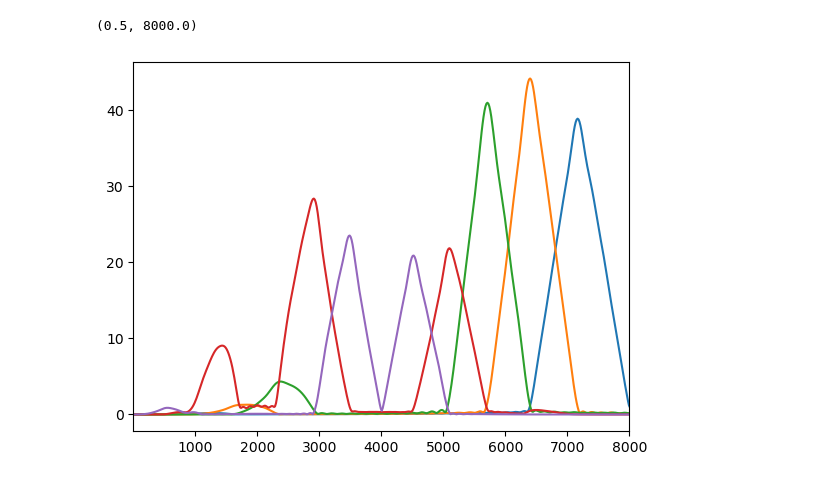
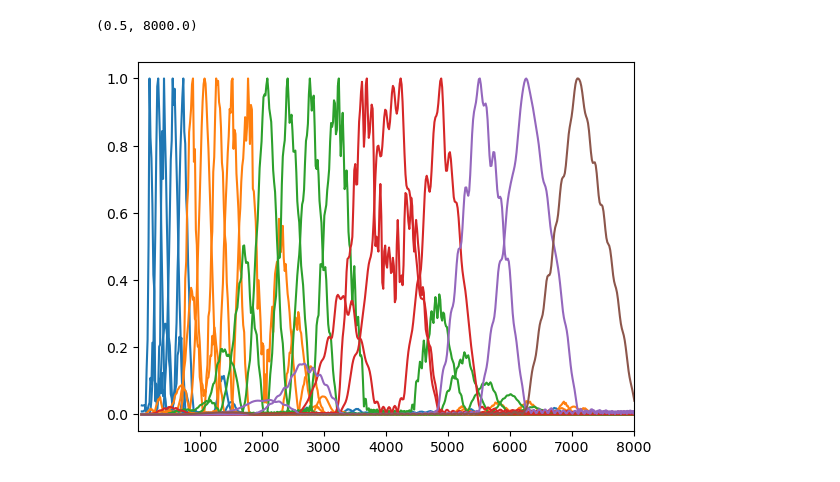
Before and after one commit to xir4n/murenn_theory, a Jupyter notebook: reproduce_waspaa/reproduce_waspaa.ipynb, the cells around one changed output. Drawn from its saved outputs; the diff is of its cells as text; code cells hidden in the pictures.

```diff
--- a/reproduce_waspaa/reproduce_waspaa.ipynb
+++ b/reproduce_waspaa/reproduce_waspaa.ipynb
@@ -14,12 +14,12 @@ from murenn import MuReNNDirect,DTCWT,IDTCWT
 # %%
 HYPERPARAMS = {
     "sr": 16000,
-    "seg_length": 2**15,
+    "seg_length": 1024,
     "win_length": 400,
     "n_mels": 8,
-    "f_min": 4000,
+    "f_min": 64,
     "f_max": 8000,
-    "hop_length": 2,
+    "hop_length": 256,
     "n_samples": 5000,
 }
 mel_params = {
@@ -79,23 +51,17 @@ m_pts = torch.linspace(m_min, m_max, teacher.n_mels + 2)
 f_pts = torchaudio.functional.functional._mel_to_hz(
     m_pts, mel_scale=mel_scale)
 center_freqs = f_pts[1:-1]
-octaves = []
-for freq in center_freqs:
-    octave = J_psi-1
-    for j, f_start in enumerate(f_starts):
-        if freq > f_start:
-            octave = j
-            break
-    octaves.append(octave)
-octaves = np.array(octaves)
+nyquist = teacher.sample_rate / 2
+octaves = np.round(np.log2(nyquist / center_freqs.numpy())).astype("int")  # Nyquist/2**(j+1)<epsilon_j<Nyquist/2**(j), -->log_2^(Nyquist/epsilon_j)-1<j<log_2^(Nyquist/epsilon_j)
 Q_ctr = Counter(octaves) # filter per scale, sum = n_mels
+J_psi = max(octaves)+1
 boundaries = [0] + list(np.cumsum([Q_ctr[j] for j in range(J_psi)])) + [len(octaves)]
-omega = np.linspace(0, teacher.f_max, mel_fbank.shape[0], endpoint=True)
+omega = np.linspace(0, teacher.sample_rate//2, mel_fbank.shape[0], endpoint=True)
 for j in range(J_psi):
     psi_octave = mel_fbank[:, boundaries[j]:boundaries[j+2]]
     plt.plot(omega, psi_octave, color=col[j]);
-plt.title('target')
 
 HYPERPARAMS["n_octave"] = J_psi
 HYPERPARAMS["octaves"] = Q_ctr
+Q_ctr
 # %% [output]
@@ -280,23 +247,23 @@ class MuReNN(Student):
             Q = self.Q,
             T = Q_multiplier,
             in_channels = 1,
-            padding_mode="zeros"
         )
         phi_kernel_size = teacher.n_fft // (2**self.J_psi) #dilation=2**J-->total kernel size = n_fft
         self.phi = torch.nn.Conv1d(
             in_channels=teacher.n_mels,
             out_channels=teacher.n_mels,
-            kernel_size=phi_kernel_size ,
+            kernel_size=phi_kernel_size,
             stride=teacher.hop_length // (2**self.J_psi), #total stride = 2**J*(hop_length)/(2**J)=hop length
             groups=teacher.n_mels,
             bias=False)
 
     def forward(self, x):
         x = x.reshape(x.shape[0],1,-1)
-        x_levels = self.tfm(x)
-        x_levels = x_levels.reshape(x_levels.shape[0],x_levels.shape[2],-1).flip(dims=(-2,)) # B, J*Q, T
-        Sx = self.phi(x_levels)
-        return Sx
+        x_levels = self.tfm(x) # B, C, Q, J, N
+        # Ux = Ux.permute(0, 3, 2, 1, 4).reshape(Ux.shape[0], Ux.shape[2]*Ux.shape[3], -1).flip(dims=(-2,))
+        x_levels = x_levels.reshape(x_levels.shape[0],x_levels.shape[2],-1).flip(dims=(-2,))
+        Ux = self.phi(x_levels)
+        return Ux
 # %%
 data = SineData(HYPERPARAMS)
 murenn = MuReNN(HYPERPARAMS)
@@ -412,24 +374,24 @@ Current device:  cpu
 # %%
-ckpt_pth = "/Users/zhang/MuReNN/murenn_theory/reproduce_waspaa/chpt/synth/5/best-v9.ckpt"
+ckpt_pth = "/Users/zhang/MuReNN/murenn_theory/reproduce_waspaa/chpt/synth/5/last-v6.ckpt"
 M = MuReNN.load_from_checkpoint(ckpt_pth,spec=HYPERPARAMS)
 M.eval()
 M.to('cpu')
 Q = M.tfm.Q
 J = M.tfm.dtcwt.J
 N = 1024
 conv1d = M.tfm.to_conv1d
 x = torch.zeros(1,1,N)
 x[:,:,N//2] = 1
-y = conv1d(x).detach().squeeze()
+y = conv1d(x).detach().flip(dims=(-2,))
 omega = torch.linspace(0, HYPERPARAMS['sr'], N)
 path_idx = 0
 for j in range(J):
     for q in range(Q[j]):
-        path = y[path_idx,:]
-        path_hat = torch.fft.fft(path, dim=0)
-        plt.plot(omega, torch.abs(path_hat))
+        path = y[0,path_idx,:]
+        path_hat = torch.fft.fft(path)
+        plt.plot(omega, torch.abs(path_hat)/torch.max(torch.abs(path_hat)), color=col[j])
         path_idx += 1
 plt.xlim(0.5, HYPERPARAMS['sr']//2)
 # %% [output]
 (0.5, 8000.0)
-[figure, old version]
+[figure, new version]
```
Also changed, not shown: parts of 13 cells of this notebook, 3 other files.
